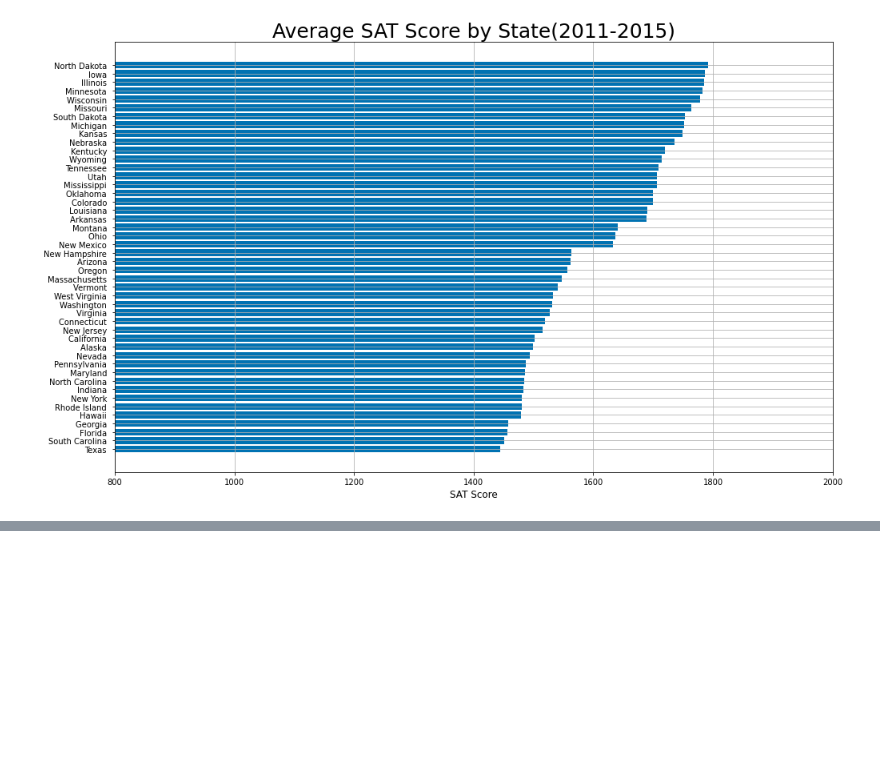
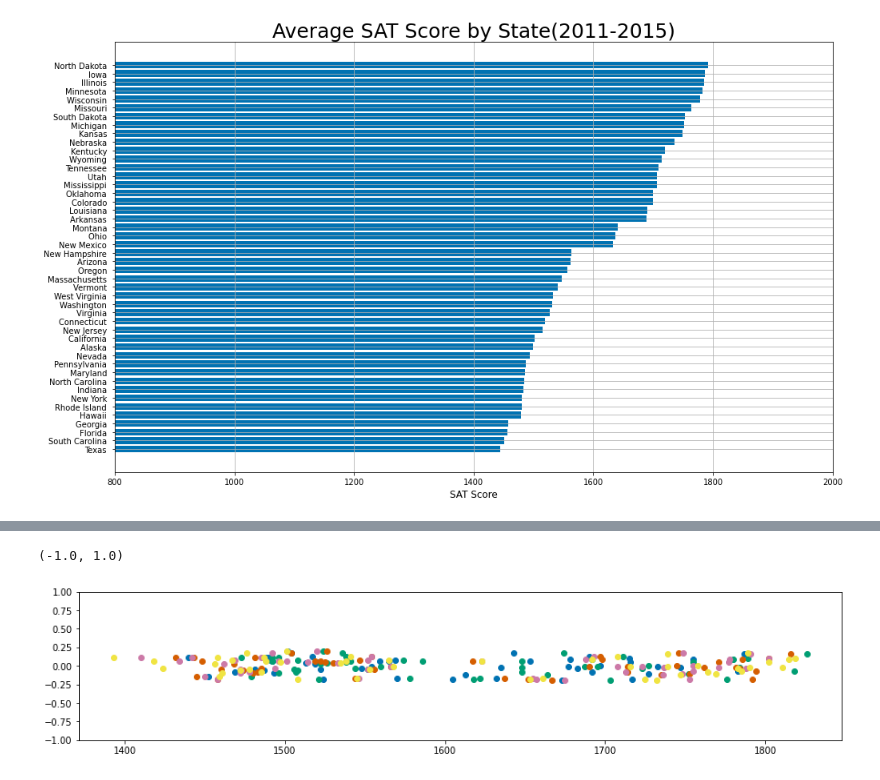
Before and after one commit to phamc4/Projects, a Jupyter notebook: SAT_changes.ipynb, the cells around one changed output, grey strips where cells are left out. Drawn from its saved outputs; the diff is of its cells as text; code cells hidden in the pictures; blank space fills up the shorter version.

```diff
--- a/SAT_changes.ipynb
+++ b/SAT_changes.ipynb
@@ -175,0 +207,13 @@ df2
+# %%
+second_df = df2.drop(['Average Over 5 Years'], axis=1)
+plot_ = [second_df['2011 SAT Scores'], second_df['2012 SAT Scores'], second_df['2013 SAT Scores'],
+       second_df['2014 SAT Scores'], second_df['2015 SAT Scores']]
+
+fig, ax = plt.subplots(figsize=(15,3))
+jitter = np.random.uniform(-0.2, 0.2, size=second_df['2011 SAT Scores'].shape)
+for i in plot_:
+    ax.scatter(i, jitter)
+ax.set_ylim(-1,1)
+# %% [output]
+(-1.0, 1.0)
+[figure, added]
```
Also changed, not shown: parts of 11 cells of this notebook.
